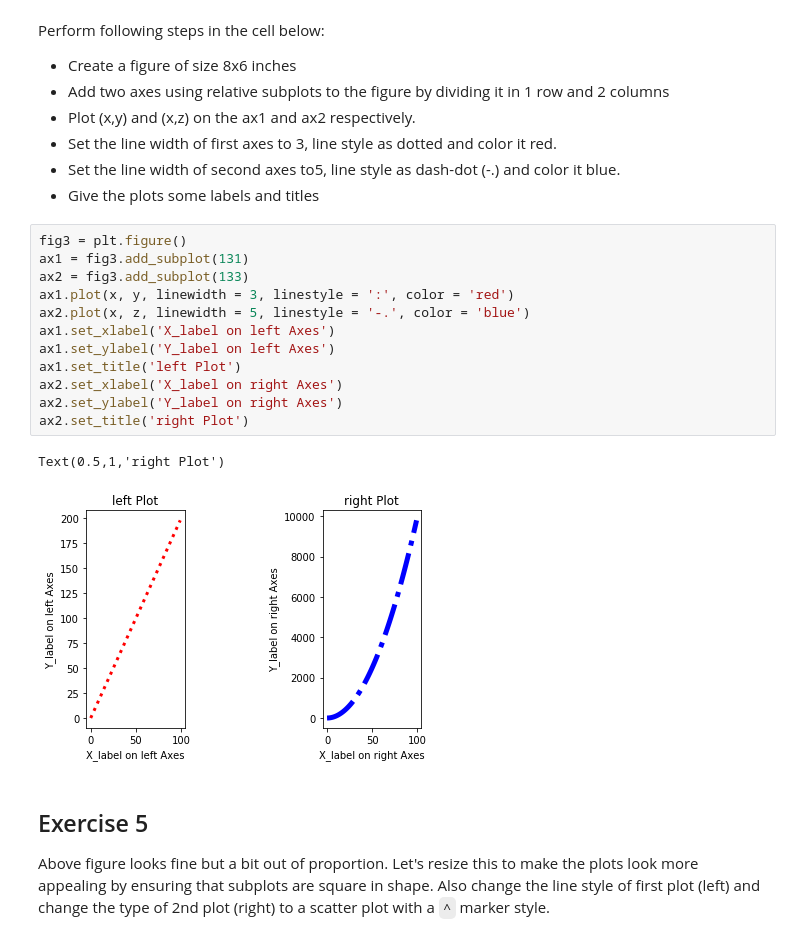
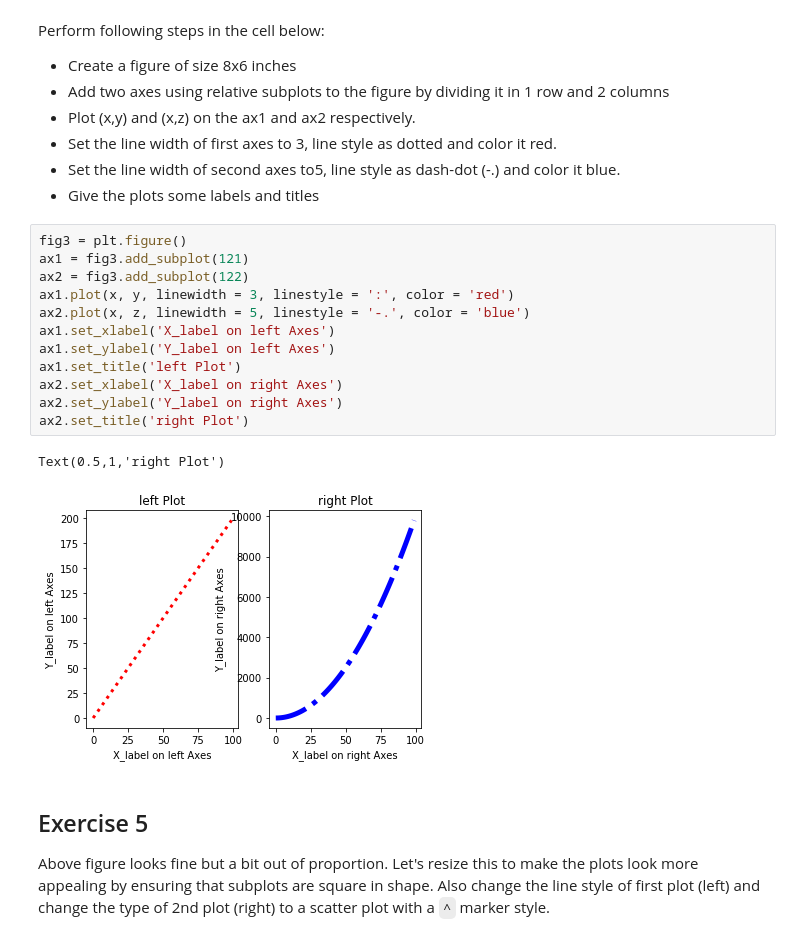
Before and after one commit to jdmitchell0216/dsc-1-03-13-customizing-visualizations-with-matplotlib-lab-nyc-ds-career-012819, a Jupyter notebook: index.ipynb, the cells around one changed output. Saved outputs shown, nothing was run; the diff lists cells and outputs as text.

```diff
--- a/index.ipynb
+++ b/index.ipynb
@@ -137,19 +137,19 @@ Perform following steps in the cell below:
 * Give the plots some labels and titles
 # %%
 fig3 = plt.figure()
-ax1 = fig3.add_subplot(131)
-ax2 = fig3.add_subplot(133)
+ax1 = fig3.add_subplot(121)
+ax2 = fig3.add_subplot(122)
 ax1.plot(x, y, linewidth = 3, linestyle = ':', color = 'red')
 ax2.plot(x, z, linewidth = 5, linestyle = '-.', color = 'blue')
 ax1.set_xlabel('X_label on left Axes')
 ax1.set_ylabel('Y_label on left Axes')
 ax1.set_title('left Plot')
 ax2.set_xlabel('X_label on right Axes')
 ax2.set_ylabel('Y_label on right Axes')
 ax2.set_title('right Plot')
 # %% [output]
 Text(0.5,1,'right Plot')
-[figure, old version]
+[figure, new version]
 # %% [markdown]
 ## Exercise 5
 
```
